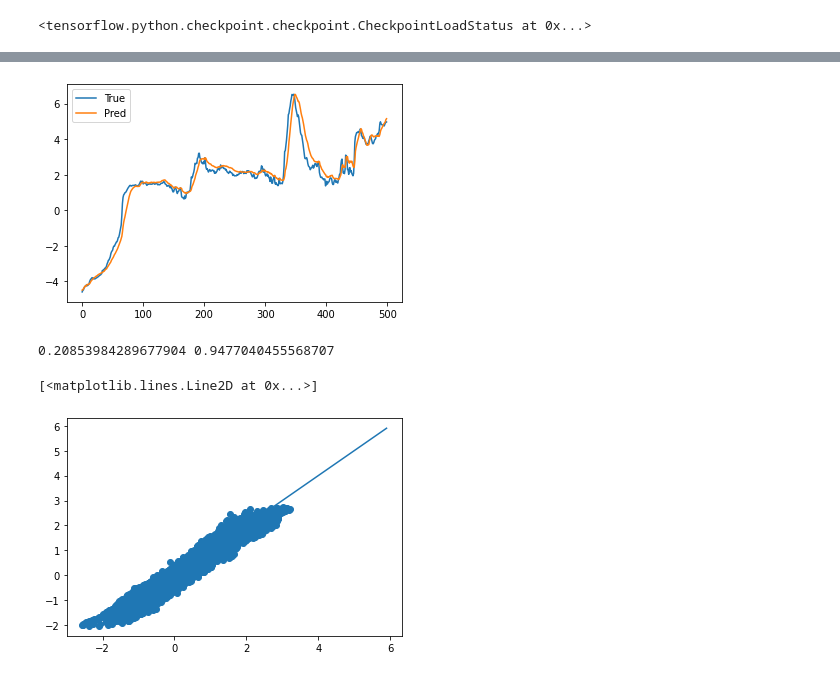
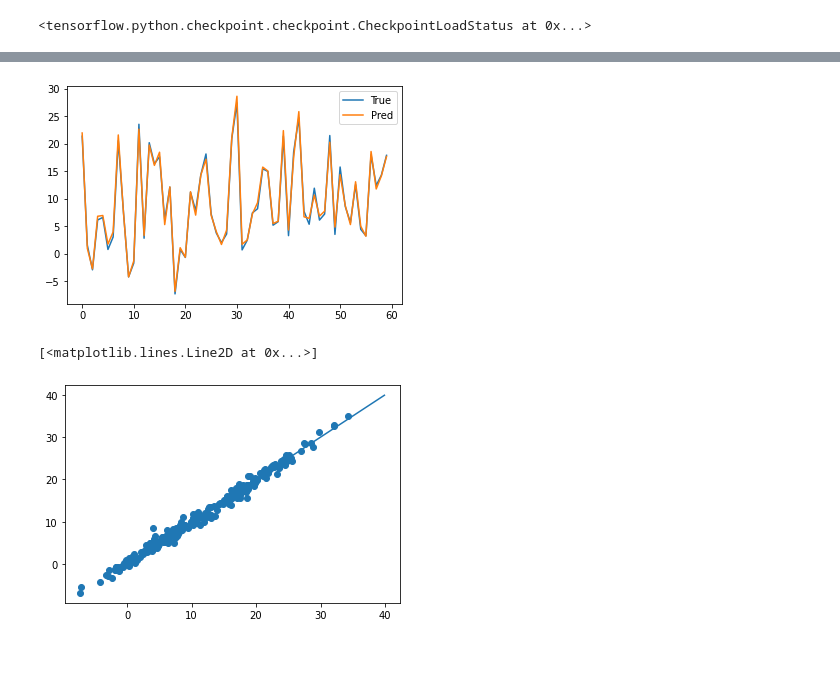
Before and after one commit to mlengineer19989/transformer_practice, a Jupyter notebook: transformer_time_series2.ipynb, the cells around one changed output, grey strips where cells are left out. Drawn from its saved outputs; the diff is of its cells as text; code cells hidden in the pictures.

```diff
--- a/transformer_time_series2.ipynb
+++ b/transformer_time_series2.ipynb
@@ -140,0 +182,13 @@ num_test_samples: 105114
+# %%
+#時系列->点の場合
+for x,y in train_dataset_single:
+    print('%s => %s' % (x.shape, y.shape))
+    break
+
+#時系列->時系列の場合
+for x,y in train_dataset:
+    print('%s => %s' % (x.shape, y.shape))
+    enc_input = x[:,:sequence_length]
+    dec_input = x[:,sequence_length-1:]
+    print('enc_input %s, dec_input %s => %s' % (enc_input.shape, dec_input.shape, y.shape))
+    break
@@ -264,7 +303,11 @@ plt.show()
 # %%
-end_point = 3000
+end_point = 60
 
-plt.figure()
-plt.plot(y_test[:end_point])
-plt.plot(y_pred[:end_point,0])
+for x, y in test_dataset_single:
+  y_true = y
+  y_pred =model.predict(x)
+  plt.figure()
+  plt.plot(y_true[:end_point])
+  plt.plot(y_pred[:end_point,0])
+  break
 # %% [output]
@@ -476,14 +491,0 @@ preds value: (256, 10, 1)
-# %%
-y_true = []
-y_pred = []
-for samples, targets in test_dataset:
-    # print("samples shape:", samples.shape)
-    # print("targets value:", targets.shape)
-
-    targets_pred = model.predict(samples, verbose=0)
-    #print("preds value:", targets_pred.shape)
-
-    for i in range(len(targets)):
-      y_true.append(targets[i,-1])
-      y_pred.append(targets_pred[i,-1,0])
-    #break
@@ -492,30 +492,24 @@ for samples, targets in test_dataset:
 # %%
 y_true = np.array(y_true)
 y_pred = np.array(y_pred)
 
 start_point = 0
-end_point = 500
+end_point = 60
 
 plt.figure()
 plt.plot(y_true[start_point:end_point], label="True")
 plt.plot(y_pred[start_point:end_point], label="Pred")
 plt.legend()
 plt.show()
 # %% [output]
-[figure, old version]
+[figure, new version]
-# %%
-
-MSE, r2 = utility.calc_score(y_test[:,-1], y_pred[:,-1,0])
-print(MSE, r2)
-# %% [output]
-0.20853984289677904 0.9477040455568707
 # %%
-x = np.arange(-2, 6, 0.1)
+x = np.arange(-2, 40, 0.1)
 y = x
 
 plt.figure()
-plt.scatter(y_test[:,-1], y_pred[:,-1,0])
+plt.scatter(y_true, y_pred)
 plt.plot(x, y)
 # %% [output]
 [<matplotlib.lines.Line2D at 0x...>]
-[figure, old version]
+[figure, new version]
```
Also changed, not shown: parts of 26 cells of this notebook.
